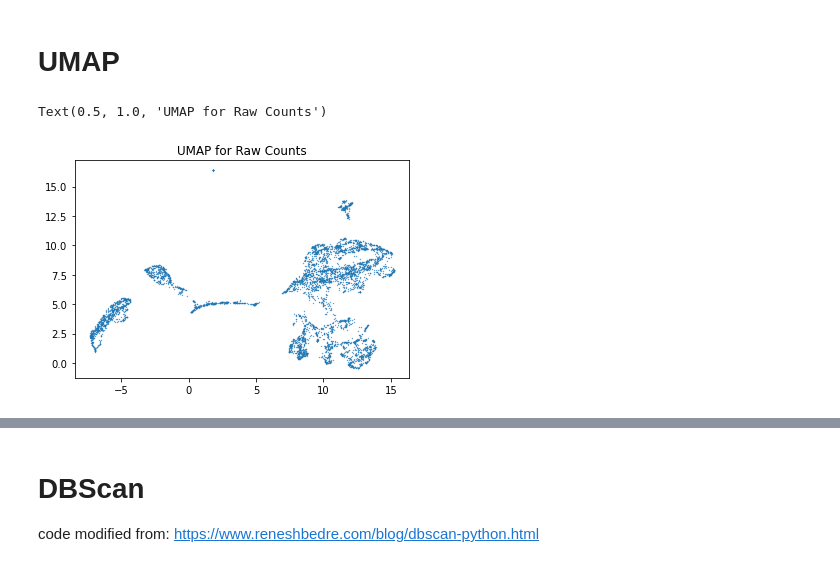
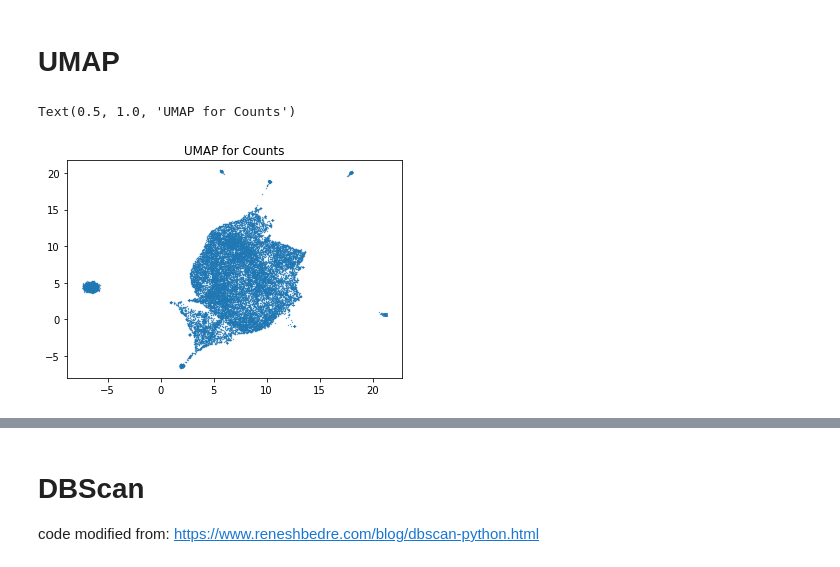
Before and after one commit to Harin329/SNCluster, a Jupyter notebook: dbscan.ipynb, the cells around one changed output, grey strips where cells are left out. Cells and saved outputs as stored; diff of their text form; code cells hidden in the pictures.

```diff
--- a/dbscan.ipynb
+++ b/dbscan.ipynb
@@ -20,11 +42,6 @@ df = pd.read_csv('./GSE150150_raw_counts.csv')
 # %%
-sampleDf = df
-
-# X is shape of np.array([[1, 2], [2, 3], [1, 3], [10, 1], [9, 3], [11, 3]])
-# Getting gene counts across all samples
-X = sampleDf.iloc[:,1:].values
-X = np.transpose(X)
+X = dfParsed.iloc[:,1:].values
 # %%
-raw_counts = X
-scaled_data = StandardScaler().fit_transform(raw_counts)
+counts = X
+scaled_data = StandardScaler().fit_transform(counts)
 # %%
@@ -88,11 +107,13 @@ Text(0.5, 1.0, 't-SNE for Log Transformation')
 # %% [markdown]
 # UMAP
 # %%
-raw_umap = umap.UMAP(random_state=42).fit_transform(raw_counts)
+umapper = umap.UMAP(n_neighbors=30, min_dist=0.3, metric='correlation', random_state=42)
+# %%
+count_umap = umapper.fit_transform(counts)
 # %%
-plt.scatter(raw_umap[:, 0], raw_umap[:, 1], s=0.1)
-plt.title("UMAP for Raw Counts")
+plt.scatter(count_umap[:, 0], count_umap[:, 1], s=0.1)
+plt.title("UMAP for Counts")
 # %% [output]
-Text(0.5, 1.0, 'UMAP for Raw Counts')
+Text(0.5, 1.0, 'UMAP for Counts')
-[figure, old version]
+[figure, new version]
 # %%
```
Also changed, not shown: parts of 32 cells of this notebook, 1 other file.
